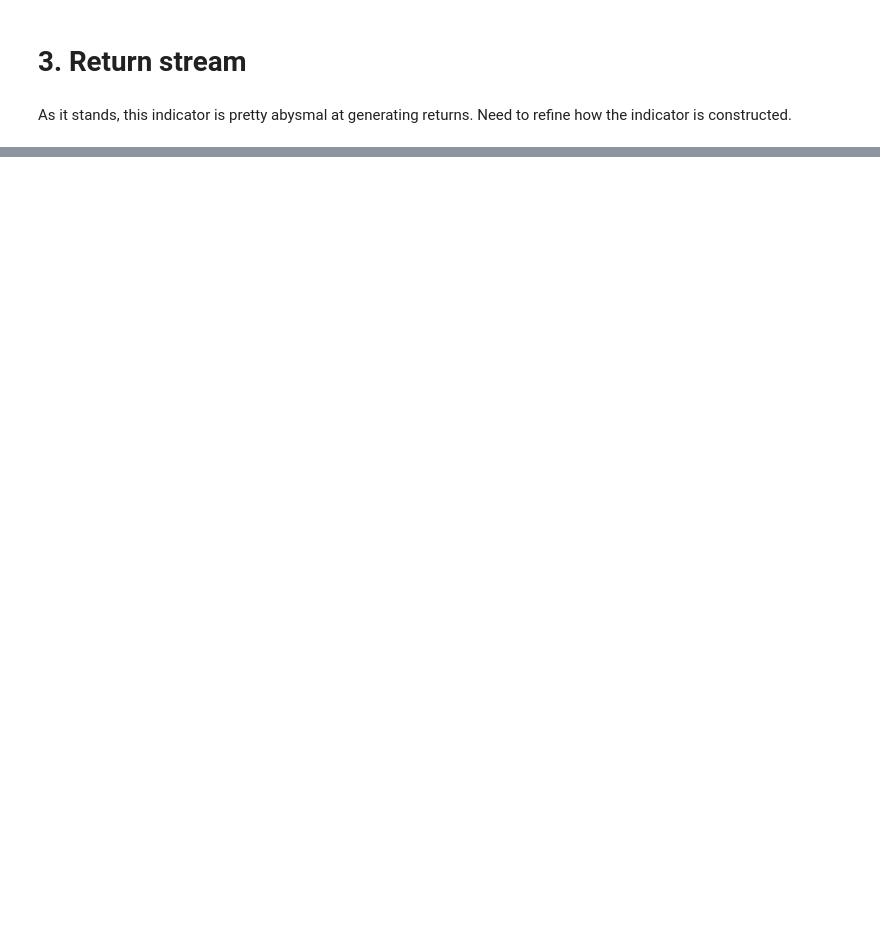
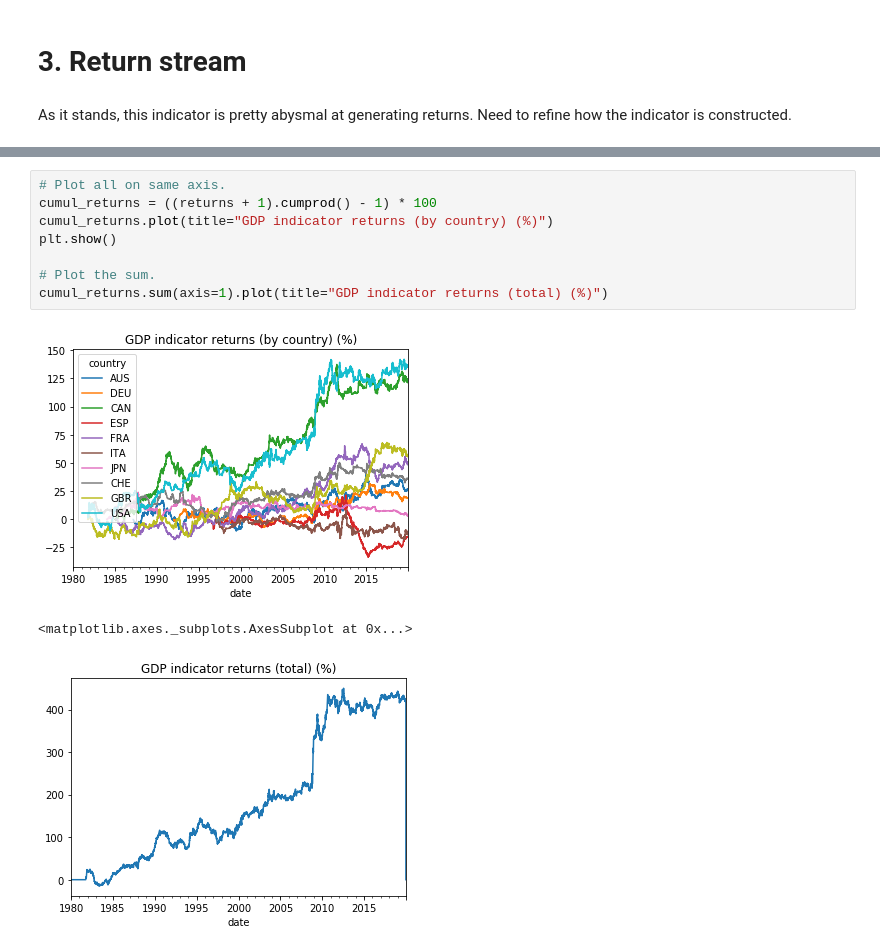
Before and after one commit to Mike-Huntress/Internship2020, a Jupyter notebook: SampleSignal/GDP indicator.ipynb, the cells around one changed output, grey strips where cells are left out. Cells and saved outputs as stored; diff of their text form; blank space fills up the shorter version.

```diff
--- a/SampleSignal/GDP indicator.ipynb
+++ b/SampleSignal/GDP indicator.ipynb
@@ -201,0 +190,12 @@ cumul_returns.plot(title="", color='red')
+# %%
+# Plot all on same axis.
+cumul_returns = ((returns + 1).cumprod() - 1) * 100
+cumul_returns.plot(title="GDP indicator returns (by country) (%)")
+plt.show()
+
+# Plot the sum.
+cumul_returns.sum(axis=1).plot(title="GDP indicator returns (total) (%)")
+# %% [output]
+[figure, added]
+<matplotlib.axes._subplots.AxesSubplot at 0x...>
+[figure, added]
```
Also changed, not shown: parts of 14 cells of this notebook, 5 other files.
